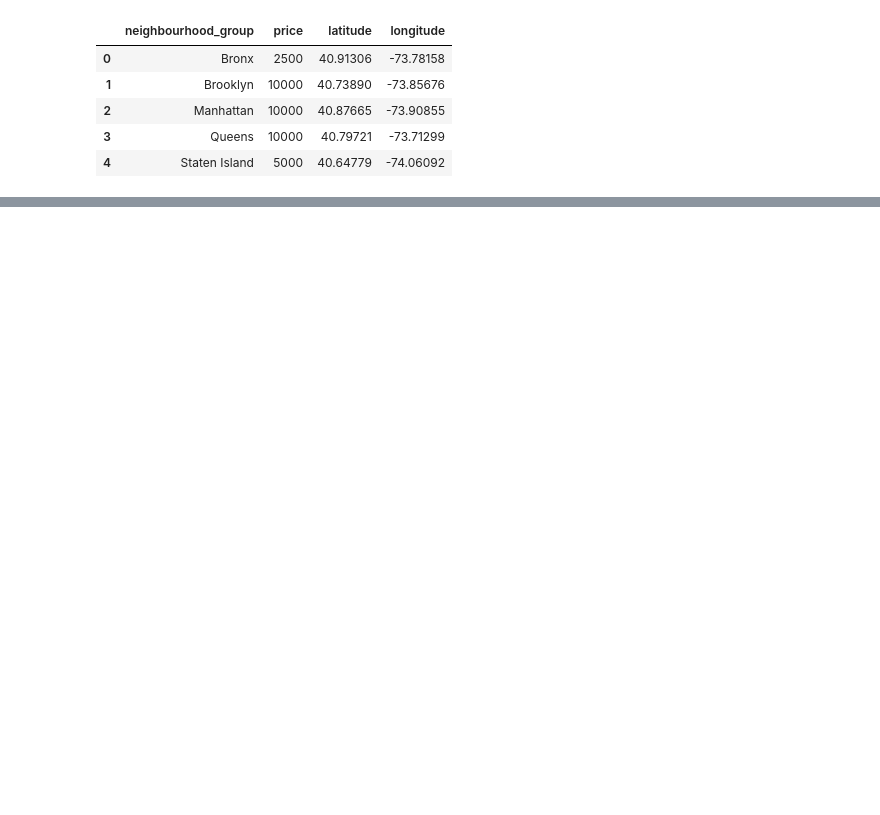
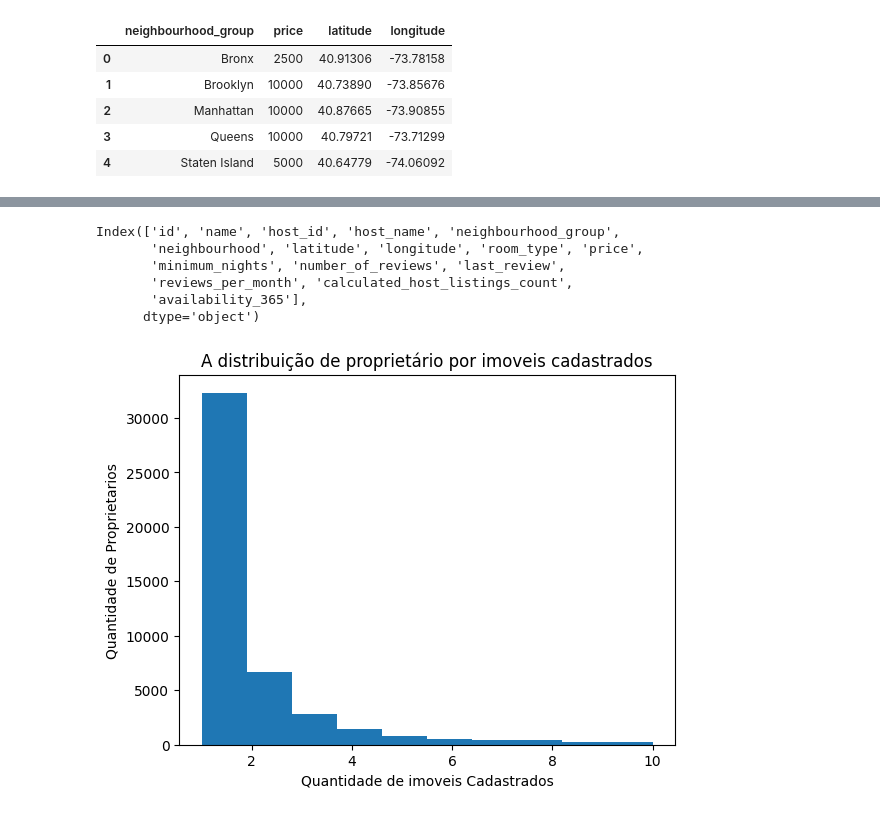
Before and after one commit to Gcango/Analise_da_BD_Imoveis_SOIMOVE, a Jupyter notebook: Analise_daBD_Imoveis.ipynb, the cells around one changed output, grey strips where cells are left out. Drawn from its saved outputs; the diff is of its cells as text; code cells hidden in the pictures; blank space fills up the shorter version.

```diff
--- a/Analise_daBD_Imoveis.ipynb
+++ b/Analise_daBD_Imoveis.ipynb
@@ -332,0 +404,22 @@ map
+# %%
+#x) Faça um histograma somente com os proprietários que possuem mais de um imóvel listado na base de dados de NY.
+dados.columns
+# %% [output]
+Index(['id', 'name', 'host_id', 'host_name', 'neighbourhood_group',
+       'neighbourhood', 'latitude', 'longitude', 'room_type', 'price',
+       'minimum_nights', 'number_of_reviews', 'last_review',
+       'reviews_per_month', 'calculated_host_listings_count',
+       'availability_365'],
+      dtype='object')
+# %%
+colunas = ['host_id', 'calculated_host_listings_count']
+linhas = dados.loc[:, 'calculated_host_listings_count'] <=10
+
+proprit_imovel = dados.loc[linhas, 'calculated_host_listings_count']
+
+plt.hist(proprit_imovel, bins=10);
+plt.title('A distribuição de proprietário por imoveis cadastrados');
+plt.xlabel('Quantidade de imoveis Cadastrados');
+plt.ylabel('Quantidade de Proprietarios');
+# %% [output]
+[figure, added]
```
Also changed, not shown: parts of 10 cells of this notebook.
